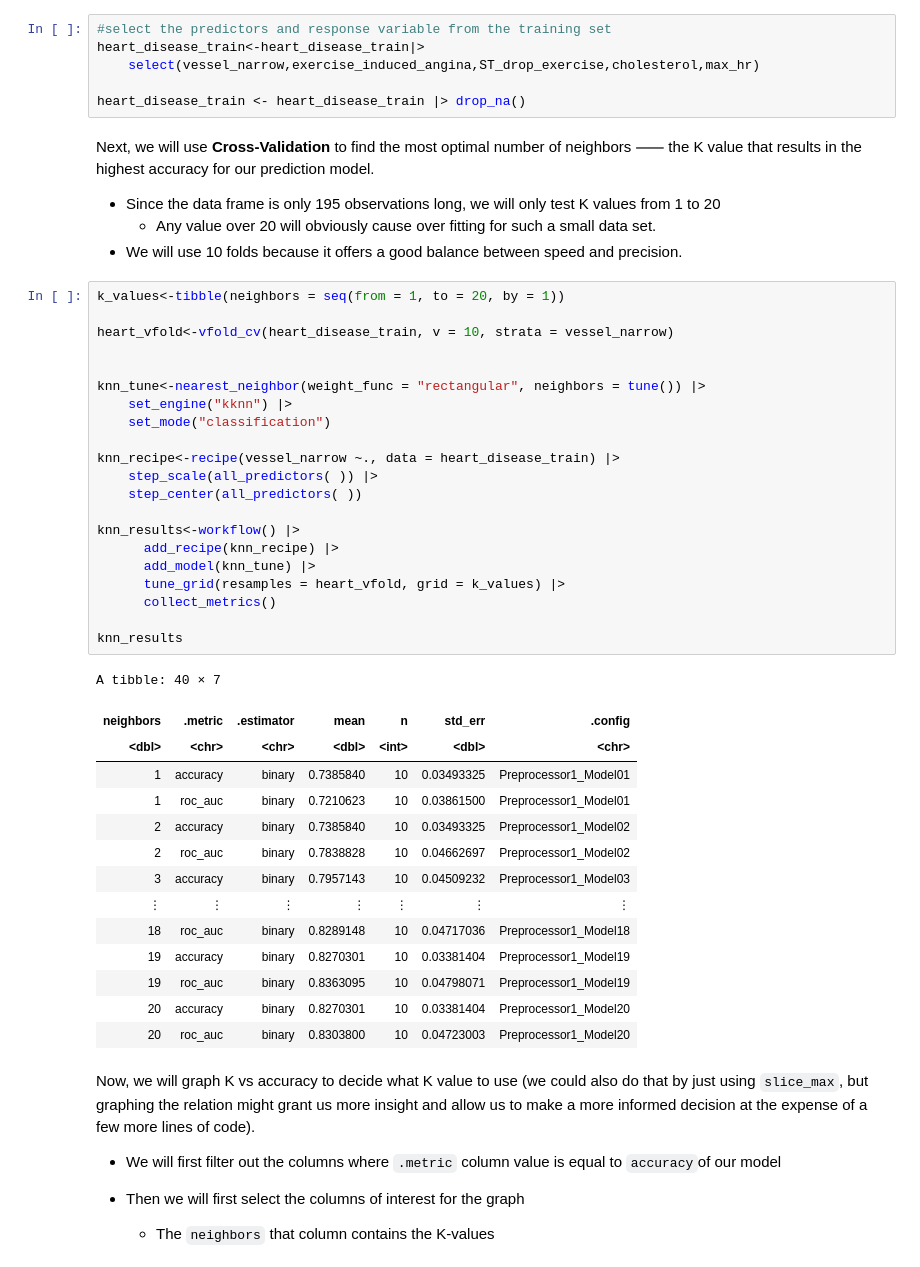
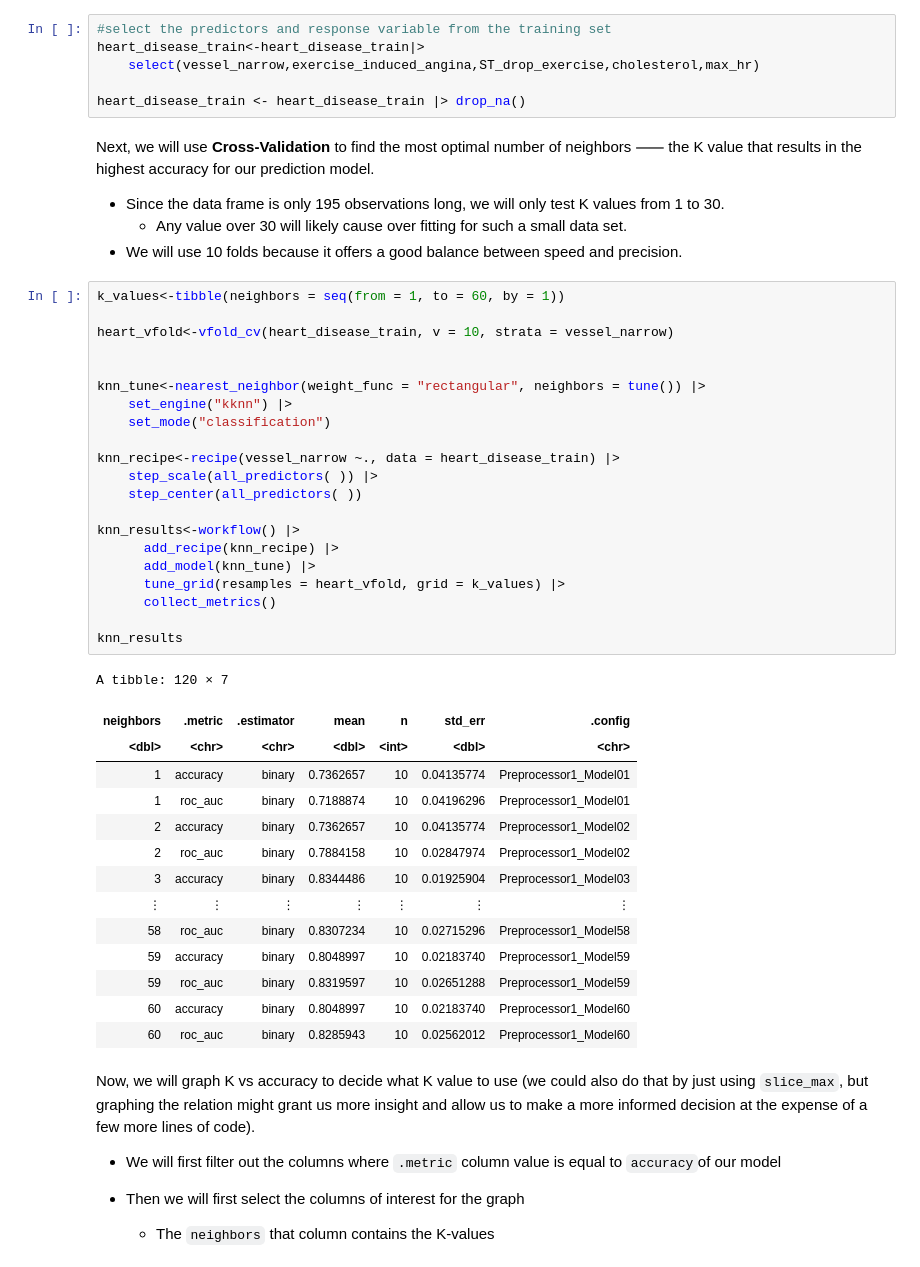
Before and after one commit to MaxVinichenko/DSCI_100_Final_Project, a Jupyter notebook: data.ipynb, the cells around one changed output. Drawn from its saved outputs; the diff is of its cells as text.

```diff
--- a/data.ipynb
+++ b/data.ipynb
@@ -399,45 +397,45 @@ heart_disease_train<-heart_disease_train|>
 heart_disease_train <- heart_disease_train |> drop_na()
 # %% [markdown]
 Next, we will use **Cross-Validation** to find the most optimal number of neighbors ⸺ the K value that results in the highest accuracy for our prediction model.
-- Since the data frame is only 195 observations long, we will only test K values from 1 to 20
-    - Any value over 20 will obviously cause over fitting for such a small data set.
+- Since the data frame is only 195 observations long, we will only test K values from 1 to 30.
+    - Any value over 30 will likely cause over fitting for such a small data set.
 - We will use 10 folds because it offers a good balance between speed and precision.
 # %%
-k_values<-tibble(neighbors = seq(from = 1, to = 20, by = 1))
+k_values<-tibble(neighbors = seq(from = 1, to = 60, by = 1))
 
 heart_vfold<-vfold_cv(heart_disease_train, v = 10, strata = vessel_narrow)
 
 
 knn_tune<-nearest_neighbor(weight_func = "rectangular", neighbors = tune()) |>
     set_engine("kknn") |>
     set_mode("classification")
 
 knn_recipe<-recipe(vessel_narrow ~., data = heart_disease_train) |>
     step_scale(all_predictors( )) |>
     step_center(all_predictors( ))
 
 knn_results<-workflow() |>
       add_recipe(knn_recipe) |>
       add_model(knn_tune) |>
       tune_grid(resamples = heart_vfold, grid = k_values) |>
       collect_metrics()
 
 knn_results
 # %% [output]
-A tibble: 40 × 7
+A tibble: 120 × 7
 | neighbors | .metric | .estimator | mean | n | std_err | .config |
 | <dbl> | <chr> | <chr> | <dbl> | <int> | <dbl> | <chr> |
-| 1 | accuracy | binary | 0.7385840 | 10 | 0.03493325 | Preprocessor1_Model01 |
-| 1 | roc_auc | binary | 0.7210623 | 10 | 0.03861500 | Preprocessor1_Model01 |
-| 2 | accuracy | binary | 0.7385840 | 10 | 0.03493325 | Preprocessor1_Model02 |
-| 2 | roc_auc | binary | 0.7838828 | 10 | 0.04662697 | Preprocessor1_Model02 |
-| 3 | accuracy | binary | 0.7957143 | 10 | 0.04509232 | Preprocessor1_Model03 |
+| 1 | accuracy | binary | 0.7362657 | 10 | 0.04135774 | Preprocessor1_Model01 |
+| 1 | roc_auc | binary | 0.7188874 | 10 | 0.04196296 | Preprocessor1_Model01 |
+| 2 | accuracy | binary | 0.7362657 | 10 | 0.04135774 | Preprocessor1_Model02 |
+| 2 | roc_auc | binary | 0.7884158 | 10 | 0.02847974 | Preprocessor1_Model02 |
+| 3 | accuracy | binary | 0.8344486 | 10 | 0.01925904 | Preprocessor1_Model03 |
 | ⋮ | ⋮ | ⋮ | ⋮ | ⋮ | ⋮ | ⋮ |
-| 18 | roc_auc | binary | 0.8289148 | 10 | 0.04717036 | Preprocessor1_Model18 |
-| 19 | accuracy | binary | 0.8270301 | 10 | 0.03381404 | Preprocessor1_Model19 |
-| 19 | roc_auc | binary | 0.8363095 | 10 | 0.04798071 | Preprocessor1_Model19 |
-| 20 | accuracy | binary | 0.8270301 | 10 | 0.03381404 | Preprocessor1_Model20 |
-| 20 | roc_auc | binary | 0.8303800 | 10 | 0.04723003 | Preprocessor1_Model20 |
+| 58 | roc_auc | binary | 0.8307234 | 10 | 0.02715296 | Preprocessor1_Model58 |
+| 59 | accuracy | binary | 0.8048997 | 10 | 0.02183740 | Preprocessor1_Model59 |
+| 59 | roc_auc | binary | 0.8319597 | 10 | 0.02651288 | Preprocessor1_Model59 |
+| 60 | accuracy | binary | 0.8048997 | 10 | 0.02183740 | Preprocessor1_Model60 |
+| 60 | roc_auc | binary | 0.8285943 | 10 | 0.02562012 | Preprocessor1_Model60 |
 # %% [markdown]
 Now, we will graph K vs accuracy to decide what K value to use (we could also do that by just using `slice_max`, but graphing the relation might grant us more insight and allow us to make a more informed decision at the expense of a few more lines of code).
 - We will first filter out the columns where `.metric` column value is equal to `accuracy`of our model
```
Also changed, not shown: parts of 4 cells of this notebook.
